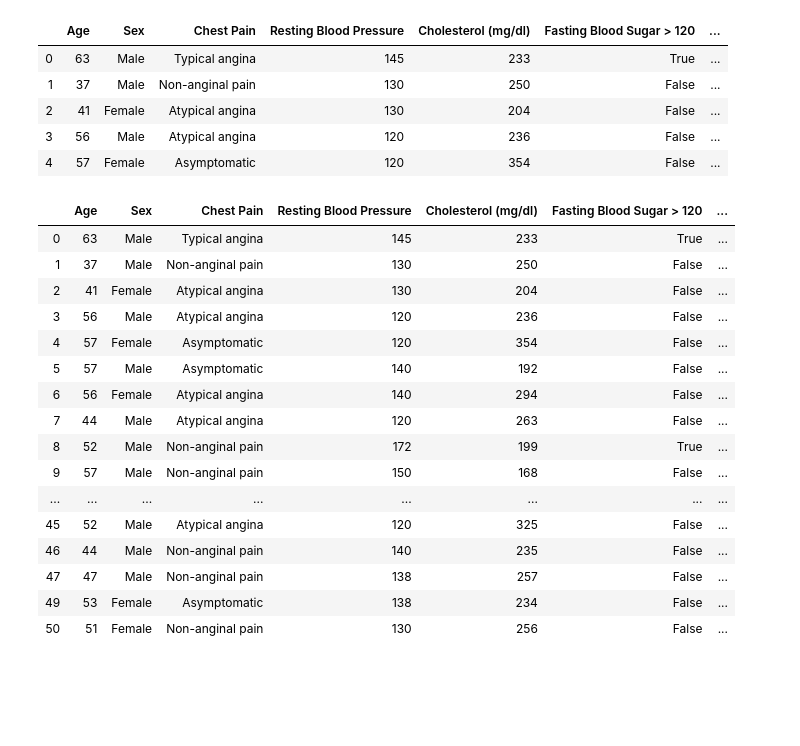
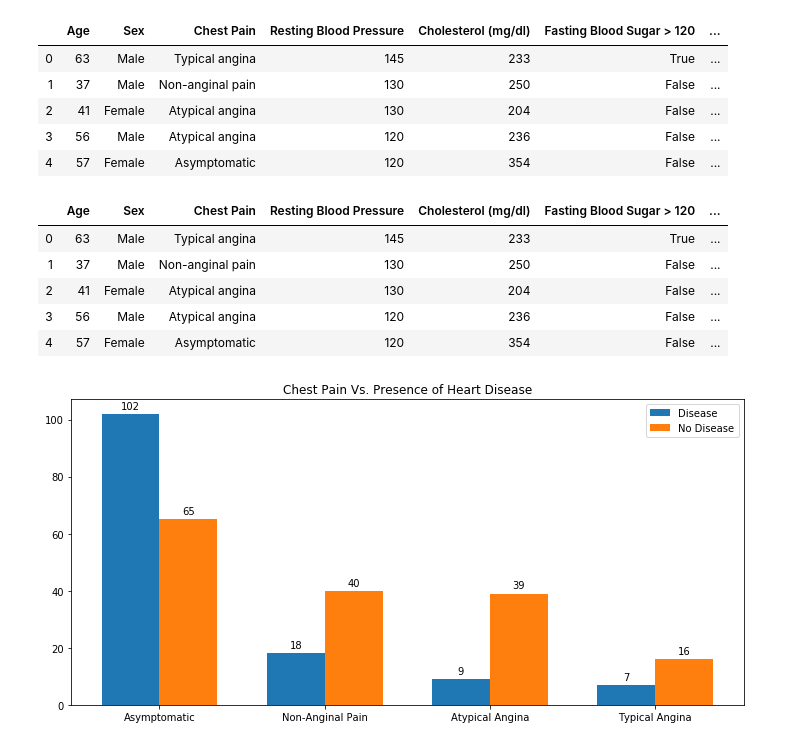
Before and after one commit to terrylashley/heart_project, a Jupyter notebook: heart_main.ipynb, the cells around one changed output. Saved outputs shown, nothing was run; the diff lists cells and outputs as text; code cells hidden in the pictures; blank space fills up the shorter version.

Commit message:
Add Graphs and Readme Update

```diff
--- a/heart_main.ipynb
+++ b/heart_main.ipynb
@@ -76,7 +76,7 @@ heart_data = heart_data[heart_data['NST Result'] != 0]
 #remove all value 4 on ca 'Number of Major Vessels (ca)'
 heart_data = heart_data[heart_data['Number of Major Vessels (ca)'] != 4]
 
-heart_data.head(50)
+heart_data.head()
 # %% [output]
 |  | Age | Sex | Chest Pain | Resting Blood Pressure | Cholesterol (mg/dl) | Fasting Blood Sugar > 120 | ... |
 | 0 | 63 | Male | Typical angina | 145 | 233 | True | ... |
@@ -84,14 +84,49 @@ heart_data.head(50)
 | 2 | 41 | Female | Atypical angina | 130 | 204 | False | ... |
 | 3 | 56 | Male | Atypical angina | 120 | 236 | False | ... |
 | 4 | 57 | Female | Asymptomatic | 120 | 354 | False | ... |
-| 5 | 57 | Male | Asymptomatic | 140 | 192 | False | ... |
-| 6 | 56 | Female | Atypical angina | 140 | 294 | False | ... |
-| 7 | 44 | Male | Atypical angina | 120 | 263 | False | ... |
-| 8 | 52 | Male | Non-anginal pain | 172 | 199 | True | ... |
-| 9 | 57 | Male | Non-anginal pain | 150 | 168 | False | ... |
-| ... | ... | ... | ... | ... | ... | ... | ... |
-| 45 | 52 | Male | Atypical angina | 120 | 325 | False | ... |
-| 46 | 44 | Male | Non-anginal pain | 140 | 235 | False | ... |
-| 47 | 47 | Male | Non-anginal pain | 138 | 257 | False | ... |
-| 49 | 53 | Female | Asymptomatic | 138 | 234 | False | ... |
-| 50 | 51 | Female | Non-anginal pain | 130 | 256 | False | ... |
+# %%
+#Create Data Frame for those who are diseased and those who are not
+disease_df = heart_data[heart_data['Target'] == 'Disease']
+no_disease_df = heart_data[heart_data['Target'] == 'No disease']
+# %%
+# Chest pain vs. Heart Disease Bar Chart
+labels = ['Asymptomatic', 'Non-Anginal Pain', 'Atypical Angina', 'Typical Angina']
+disease_pain_list = disease_df['Chest Pain'].value_counts()
+no_disease_pain_list = no_disease_df['Chest Pain'].value_counts()
+
+#Set label locations and width of the bars
+x = np.arange(len(labels))
+width = 0.35
+
+fig, ax = plt.subplots(figsize=(10,5))
+
+rects1 = ax.bar((x - width/2), disease_pain_list, width, label='Disease')
+rects2 = ax.bar((x + width/2), no_disease_pain_list, width, label='No Disease')
+
+#Add labels, title , axis tic labels
+ax.set_ylabel('')
+ax.set_title('Chest Pain Vs. Presence of Heart Disease')
+ax.set_xticks(x)
+ax.set_xticklabels(labels)
+ax.legend()
+
+
+def autolabel(rects):
+    """Attach a text label above each bar in *rects*, displaying its height."""
+    for rect in rects:
+        height = rect.get_height()
+        ax.annotate('{}'.format(height),
+                    xy=(rect.get_x() + rect.get_width() / 2, height),
+                    xytext=(0, 3),  # 3 points vertical offset
+                    textcoords="offset points",
+                    ha='center', va='bottom')
+
+autolabel(rects1)
+autolabel(rects2)
+
+fig.tight_layout()
+plt.show()
+
+print("Chest Pain ")
+# %% [output]
+[figure, added]
```
Also changed, not shown: parts of 1 cell of this notebook, 1 other file.
